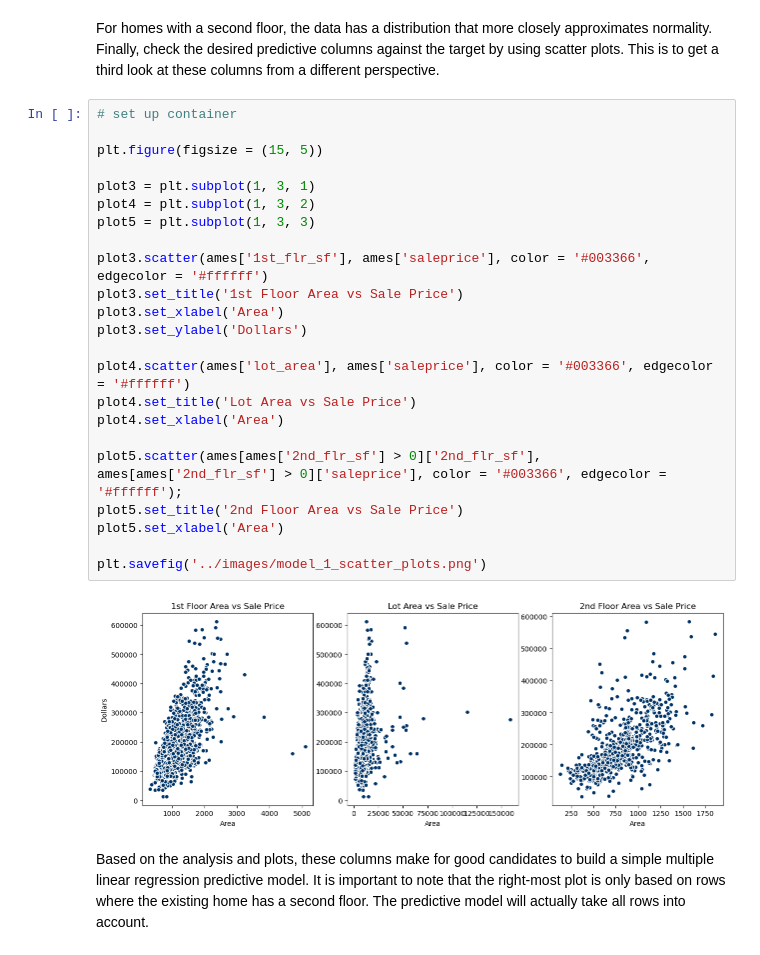
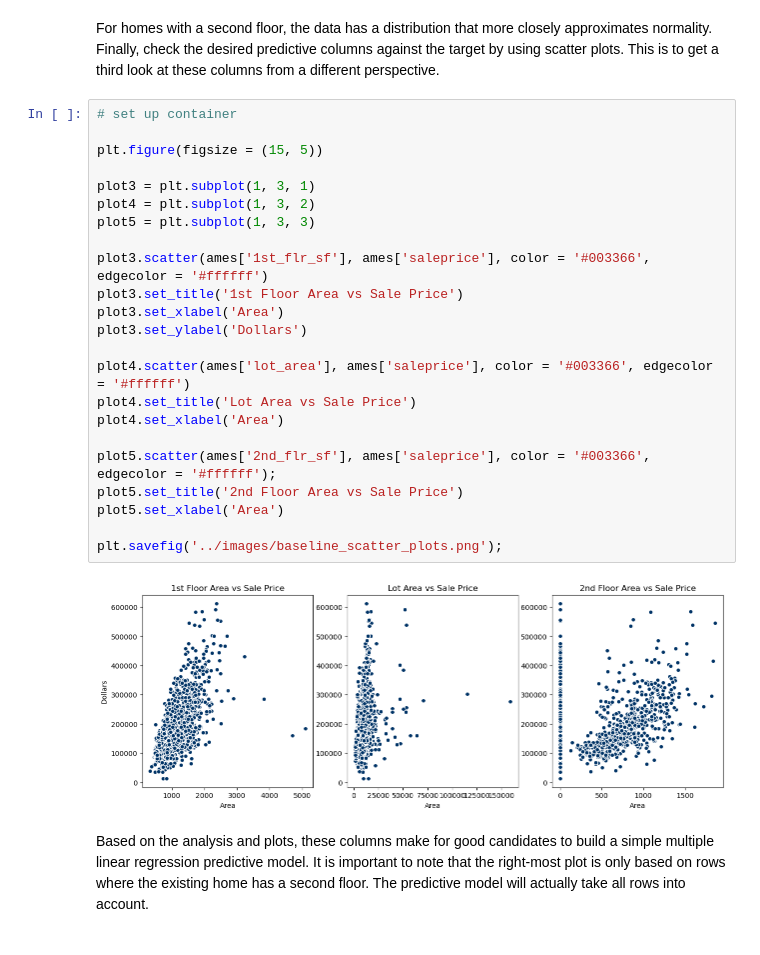
Before and after one commit to fuegoulloa/predict-house-price, a Jupyter notebook: code/02_EDA_and_Visualizations.ipynb, the cells around one changed output. Saved outputs shown, nothing was run; the diff lists cells and outputs as text.

Commit message:
refreshed images

```diff
--- a/code/02_EDA_and_Visualizations.ipynb
+++ b/code/02_EDA_and_Visualizations.ipynb
@@ -368,28 +369,28 @@ Finally, check the desired predictive columns against the target by using scatte
 # %%
 # set up container
 
 plt.figure(figsize = (15, 5))
 
 plot3 = plt.subplot(1, 3, 1)
 plot4 = plt.subplot(1, 3, 2)
 plot5 = plt.subplot(1, 3, 3)
 
 plot3.scatter(ames['1st_flr_sf'], ames['saleprice'], color = '#003366', edgecolor = '#ffffff')
 plot3.set_title('1st Floor Area vs Sale Price')
 plot3.set_xlabel('Area')
 plot3.set_ylabel('Dollars')
 
 plot4.scatter(ames['lot_area'], ames['saleprice'], color = '#003366', edgecolor = '#ffffff')
 plot4.set_title('Lot Area vs Sale Price')
 plot4.set_xlabel('Area')
 
-plot5.scatter(ames[ames['2nd_flr_sf'] > 0]['2nd_flr_sf'], ames[ames['2nd_flr_sf'] > 0]['saleprice'], color = '#003366', edgecolor = '#ffffff');
+plot5.scatter(ames['2nd_flr_sf'], ames['saleprice'], color = '#003366', edgecolor = '#ffffff');
 plot5.set_title('2nd Floor Area vs Sale Price')
 plot5.set_xlabel('Area')
 
-plt.savefig('../images/model_1_scatter_plots.png')
+plt.savefig('../images/baseline_scatter_plots.png');
 # %% [output]
-[figure, old version]
+[figure, new version]
 # %% [markdown]
 Based on the analysis and plots, these columns make for good candidates to build a simple multiple linear regression predictive model.  It is important to note that the right-most plot is only based on rows where the existing home has a second floor.  The predictive model will actually take all rows into account.
 # %% [markdown]
```
Also changed, not shown: parts of 9 cells of this notebook.
